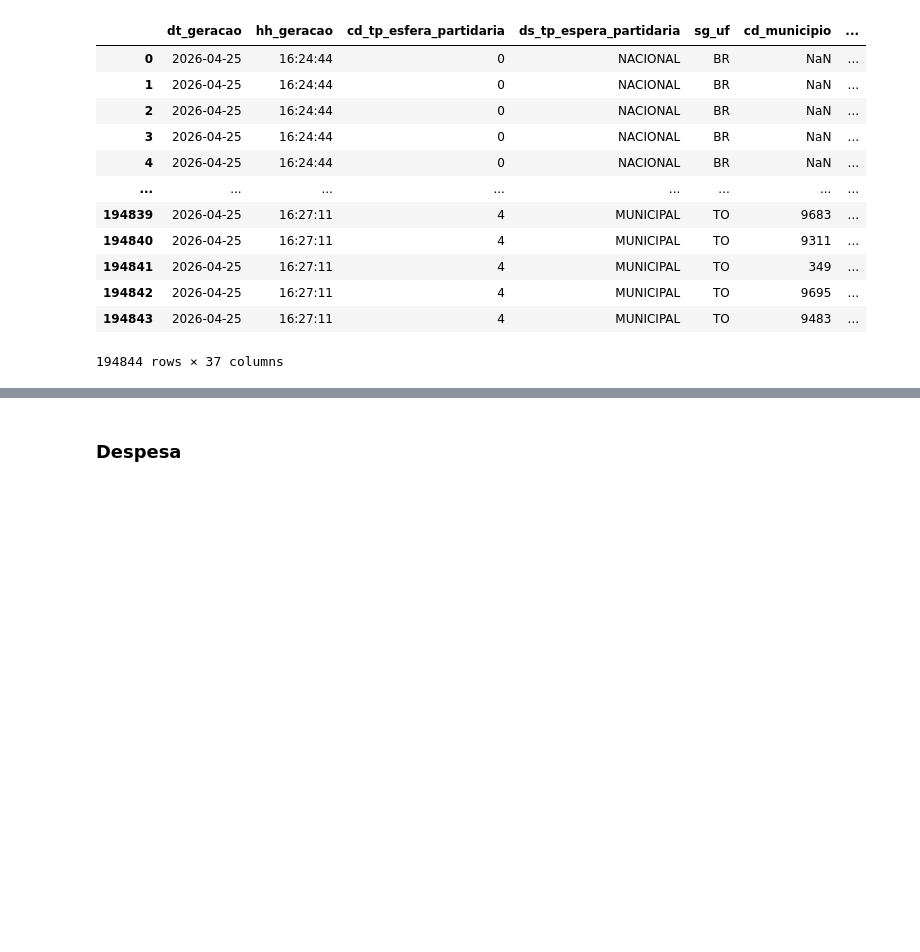
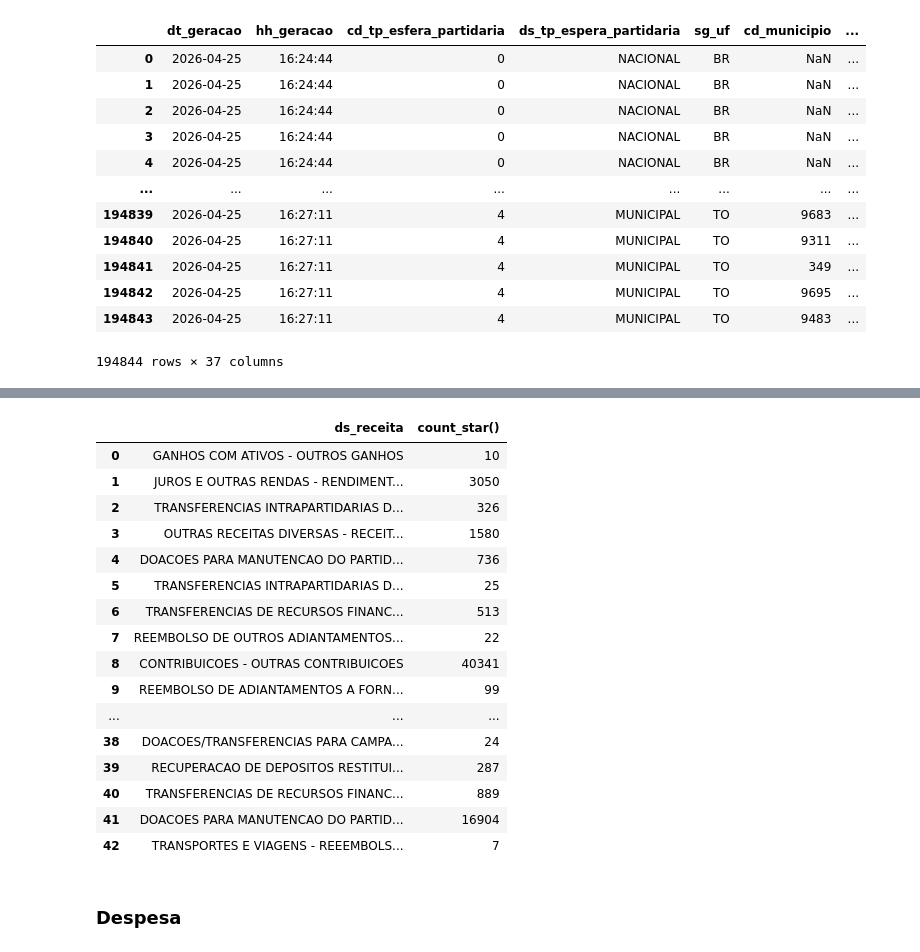
Before and after one commit to nicolas0liveira/transparencia_partidaria_br, a Jupyter notebook: notebooks/00-debug_generico.ipynb, the cells around one changed output, grey strips where cells are left out. Cells and saved outputs as stored; diff of their text form; code cells hidden in the pictures; blank space fills up the shorter version.

```diff
--- a/notebooks/00-debug_generico.ipynb
+++ b/notebooks/00-debug_generico.ipynb
@@ -121,3 +224,39 @@ df
+# %%
+PARQUET_FILE_NAME = "receita.parquet"
+
+df = duckdb.sql(
+    f"""
+    SELECT
+         ds_receita,
+        count(*)
+    FROM read_parquet(
+        '../data/03-silver/{PARQUET_FILE_NAME}'
+    )
+    GROUP BY ds_receita
+    """
+).df()
+
+#df.head()
+
+df
+# %% [output]
+|  | ds_receita | count_star() |
+| 0 | GANHOS COM ATIVOS - OUTROS GANHOS | 10 |
+| 1 | JUROS E OUTRAS RENDAS - RENDIMENT... | 3050 |
+| 2 | TRANSFERENCIAS INTRAPARTIDARIAS D... | 326 |
+| 3 | OUTRAS RECEITAS DIVERSAS - RECEIT... | 1580 |
+| 4 | DOACOES PARA MANUTENCAO DO PARTID... | 736 |
+| 5 | TRANSFERENCIAS INTRAPARTIDARIAS D... | 25 |
+| 6 | TRANSFERENCIAS DE RECURSOS FINANC... | 513 |
+| 7 | REEMBOLSO DE OUTROS ADIANTAMENTOS... | 22 |
+| 8 | CONTRIBUICOES - OUTRAS CONTRIBUICOES | 40341 |
+| 9 | REEMBOLSO DE ADIANTAMENTOS A FORN... | 99 |
+| ... | ... | ... |
+| 38 | DOACOES/TRANSFERENCIAS PARA CAMPA... | 24 |
+| 39 | RECUPERACAO DE DEPOSITOS RESTITUI... | 287 |
+| 40 | TRANSFERENCIAS DE RECURSOS FINANC... | 889 |
+| 41 | DOACOES PARA MANUTENCAO DO PARTID... | 16904 |
+| 42 | TRANSPORTES E VIAGENS - REEEMBOLS... | 7 |
 # %% [markdown]
 ### Despesa
 # %%
```
Also changed, not shown: parts of 9 cells of this notebook, 12 other files.
